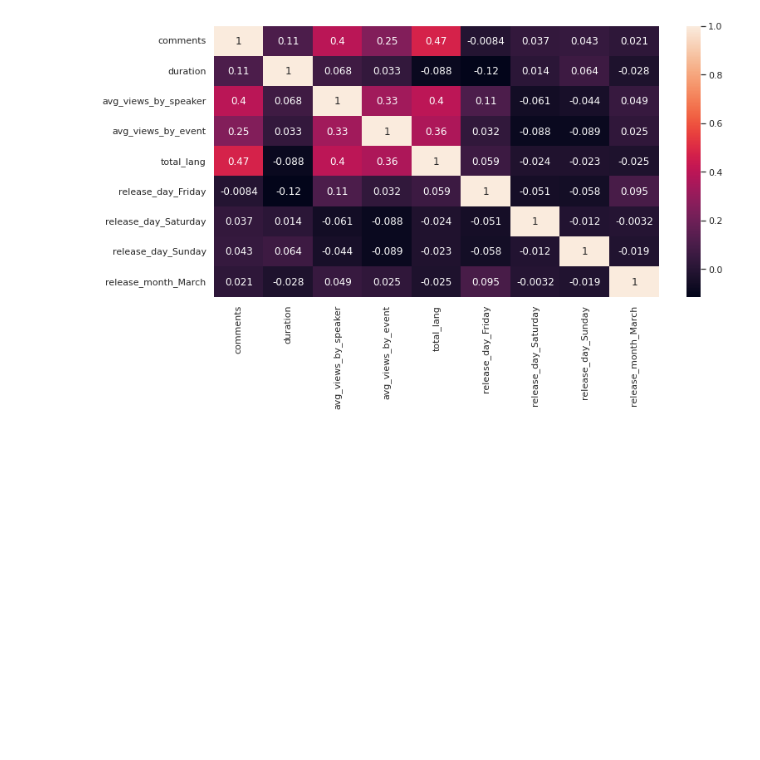
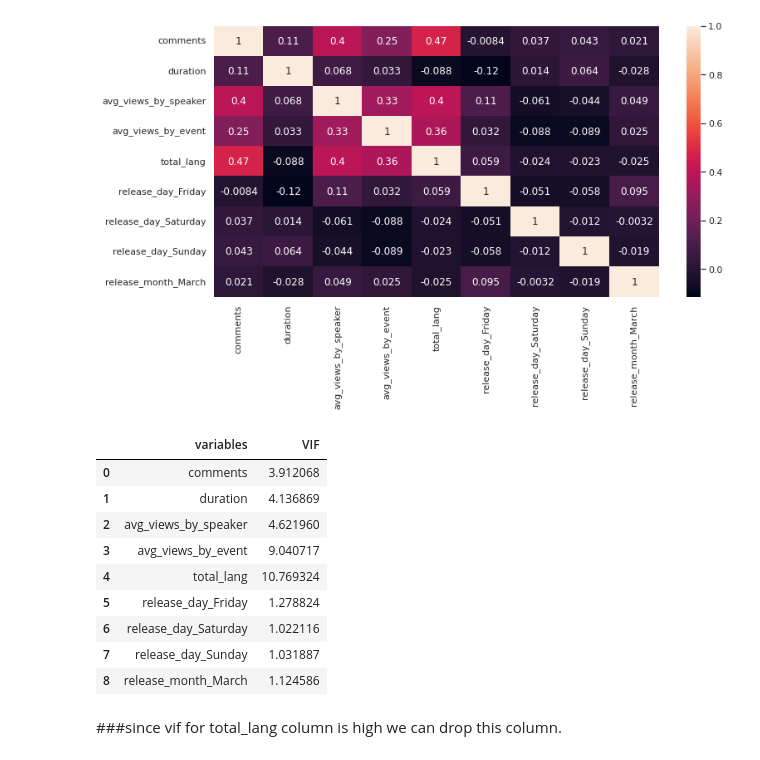
Before and after one commit to Aehteshaam-Shaikh/Ted-Talk-views-prediction, a Jupyter notebook: Ted_Talk_Views_Prediction.ipynb, the cells around one changed output. Drawn from its saved outputs; the diff is of its cells as text; code cells hidden in the pictures; blank space fills up the shorter version.

```diff
--- a/Ted_Talk_Views_Prediction.ipynb
+++ b/Ted_Talk_Views_Prediction.ipynb
@@ -597,3 +604,29 @@ sns.heatmap(x.corr(),annot=True)
 # %% [output]
 <matplotlib.axes._subplots.AxesSubplot at 0x...>
 [figure]
+# %%
+#Multicollinearity
+from statsmodels.stats.outliers_influence import variance_inflation_factor
+def calc_vif(X):
+
+   # Calculating VIF
+   vif = pd.DataFrame()
+   vif["variables"] = x.columns
+   vif["VIF"] = [variance_inflation_factor(x.values, i) for i in range(x.shape[1])]
+
+   return(vif)
+# %%
+calc_vif(x)
+# %% [output]
+|  | variables | VIF |
+| 0 | comments | 3.912068 |
+| 1 | duration | 4.136869 |
+| 2 | avg_views_by_speaker | 4.621960 |
+| 3 | avg_views_by_event | 9.040717 |
+| 4 | total_lang | 10.769324 |
+| 5 | release_day_Friday | 1.278824 |
+| 6 | release_day_Saturday | 1.022116 |
+| 7 | release_day_Sunday | 1.031887 |
+| 8 | release_month_March | 1.124586 |
+# %% [markdown]
+###since vif for total_lang column is high we can drop this column.
```
Also changed, not shown: parts of 28 cells of this notebook.
